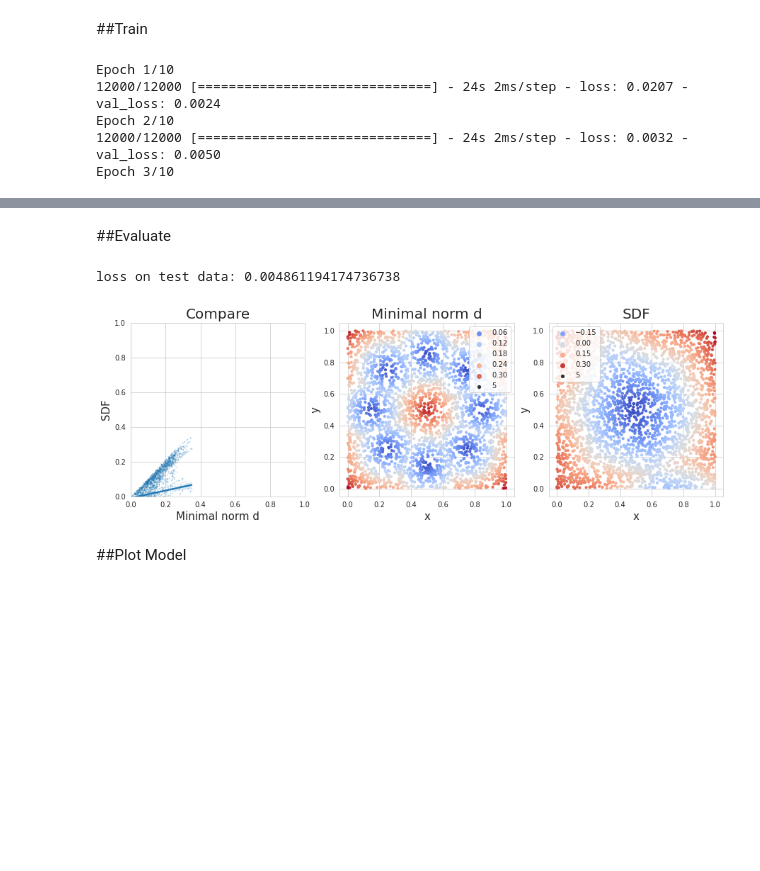
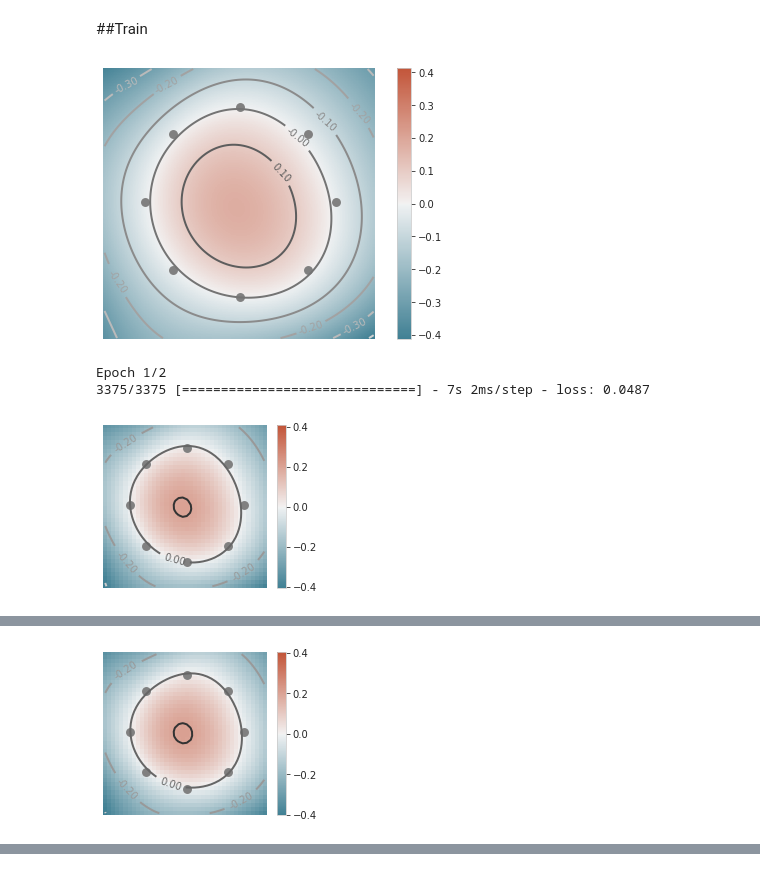
Before and after one commit to Egoago/Onlab, a Jupyter notebook: Önlab.ipynb, the cells around one changed output, grey strips where cells are left out. Cells and saved outputs as stored; diff of their text form; code cells hidden in the pictures; blank space fills up the shorter version.

```diff
--- a/Önlab.ipynb
+++ b/Önlab.ipynb
@@ -28,9 +43,6 @@ sns.scatterplot(x=points[:,0], y=points[:,1]).set(xlim=(0,1),ylim=(0,1));
 # %% [markdown]
 ###Defining training data generator
 # %%
-from tensorflow.keras.utils import Sequence
-from math import ceil
-
 class DataGenerator(Sequence):
   seed = 0
   def __init__(self, dataCount, batch_size, controlPoints):
@@ -56,8 +68,8 @@ class DataGenerator(Sequence):
       d.append(self.dist(p))
     return np.array(P), np.array(d)
 
-  def on_epoch_end(self):
-    self.randGen = np.random.default_rng(seed=self.seed)
+  #def on_epoch_end(self):
+    #self.randGen = np.random.default_rng(seed=self.seed)
 
   def getAll(self):
     self.on_epoch_end()
@@ -73,15 +85,12 @@ class DataGenerator(Sequence):
 ###Creating generators
 # %%
 pointNum = 30000
-validSplit = 0.1
 testSplit  = 0.1
-trainPointNum = int(pointNum*(1-validSplit-testSplit))
-validPointNum = int(pointNum*validSplit)
+trainPointNum = int(pointNum*(1-testSplit))
 testPointNum = int(pointNum*testSplit)
 
-trainGen = DataGenerator(trainPointNum, 2, points)
-validGen = DataGenerator(validPointNum, 32, points)
-testGen = DataGenerator(testPointNum, 32, points)
+trainGen = DataGenerator(trainPointNum, 8, points)
+testGen = DataGenerator(testPointNum, testPointNum, points)
 # %% [markdown]
 ##Creating model
 # %%
@@ -165,10 +171,2 @@ _________________________________________________________________
-# %%
-from tensorflow.keras.callbacks import EarlyStopping
-
-model.compile(optimizer = 'adam')
-es = EarlyStopping(min_delta = 1e-5,
-                        patience = 5,
-                        verbose = 2,
-                        restore_best_weights = True)
 # %% [markdown]
 ##Train
@@ -175,13 +224,11 @@ es = EarlyStopping(min_delta = 1e-5,
 # %%
-epochs = 10
+epochs = 2
 history = model.fit(trainGen,
-                    validation_data = validGen,
                     verbose = 1,
-                    #callbacks = [es],
+                    callbacks = [PlotCallback(model,1)],
                     epochs = epochs)
 # %% [output]
+[figure, added]
-Epoch 1/10
-12000/12000 [==============================] - 24s 2ms/step - loss: 0.0207 - val_loss: 0.0024
-Epoch 2/10
-12000/12000 [==============================] - 24s 2ms/step - loss: 0.0032 - val_loss: 0.0050
-Epoch 3/10
+Epoch 1/2
+3375/3375 [==============================] - 7s 2ms/step - loss: 0.0487
+[figure, added]
@@ -188,0 +237 @@ KeyboardInterrupt: ignored
+[figure, added]
@@ -189,28 +238,0 @@ KeyboardInterrupt: ignored
-# %% [markdown]
-##Evaluate
-# %%
-testX, testY = testGen.getAll()
-print(f'loss on test data: {model.evaluate(testX, testY, verbose=0, batch_size=32)}')
-prediction = model.predict(testX)
-plots = []
-sns.set_style("whitegrid")
-fig, axs = plt.subplots(ncols = 3,
-                        figsize=(15,4.5))
-plots.append(sns.regplot(x = testY, y = prediction, ax=axs[0], scatter_kws={'s':1, 'alpha':0.2}))
-plots.append(sns.scatterplot(x=testX[:,0], y=testX[:,1], hue = testY, size = 5, linewidth = 0, palette='coolwarm', ax=axs[1]))
-plots.append(sns.scatterplot(x=testX[:,0], y=testX[:,1], hue = prediction.reshape(-1), size = 5, linewidth = 0, palette='coolwarm', ax=axs[2]))
-plots[0].set_title('Compare', fontsize = 20)
-plots[0].set_ylabel('SDF', fontsize = 15)
-plots[0].set(ylim=(0,1),xlim=(0,1))
-plots[0].set_xlabel('Minimal norm d', fontsize = 15)
-plots[1].set_xlabel('x', fontsize = 15)
-plots[1].set_ylabel('y', fontsize = 15)
-plots[1].set_title('Minimal norm d', fontsize = 20)
-plots[2].set_xlabel('x', fontsize = 15)
-plots[2].set_ylabel('y', fontsize = 15)
-plots[2].set_title('SDF', fontsize = 20);
-# %% [output]
-loss on test data: 0.004861194174736738
-[figure, removed]
-# %% [markdown]
-##Plot Model
```
Also changed, not shown: parts of 9 cells of this notebook.
